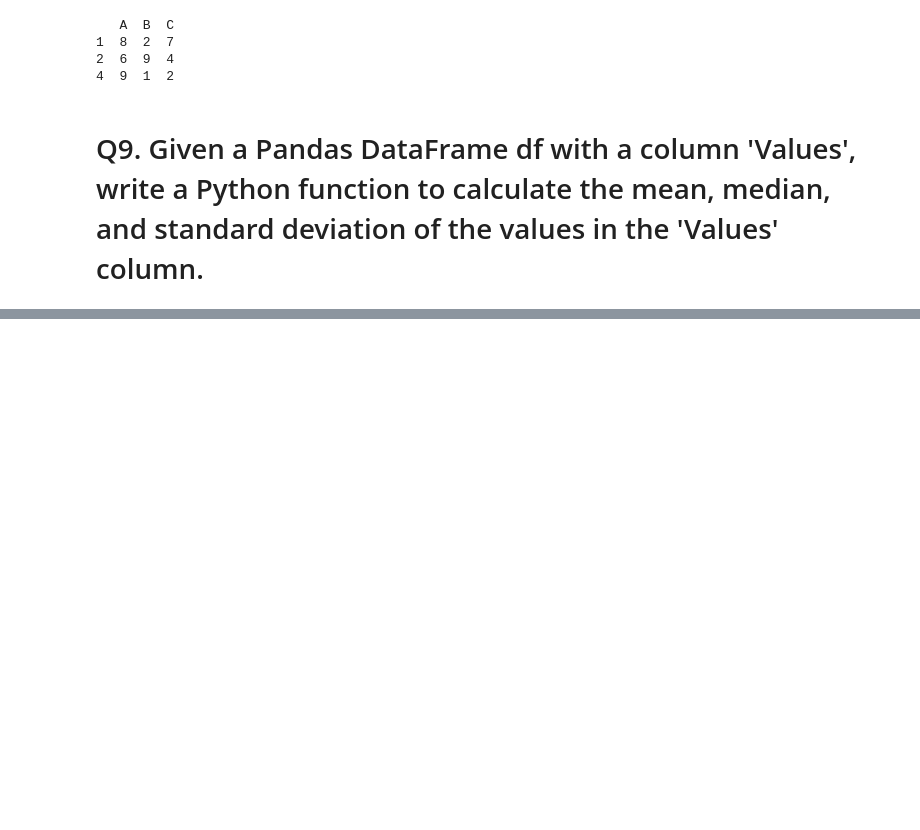
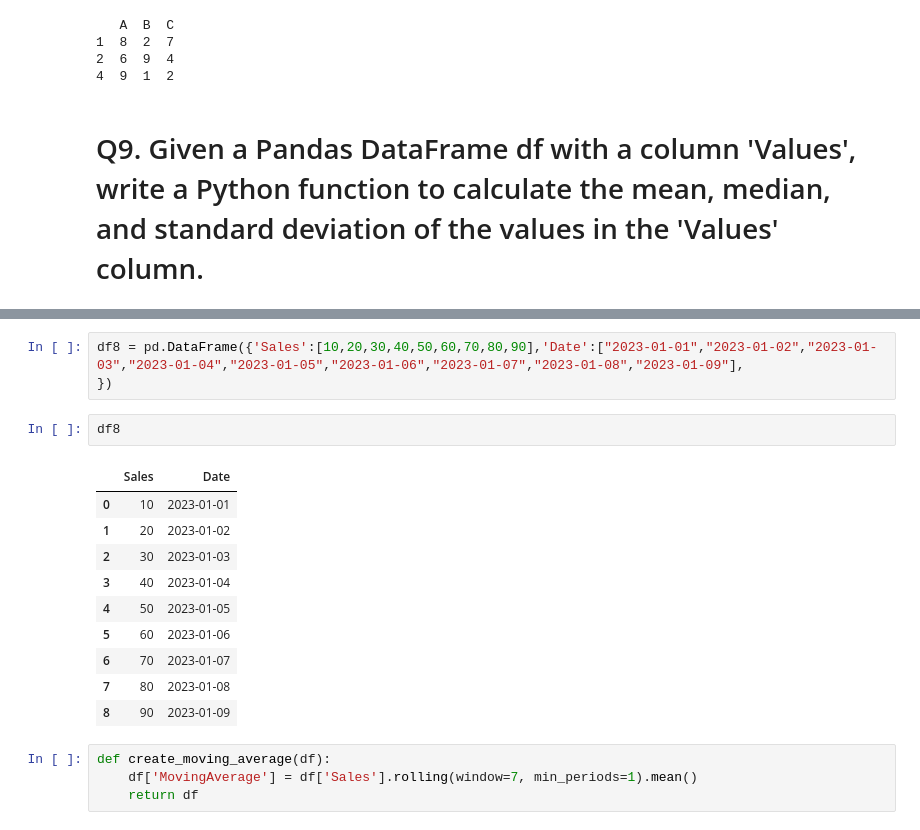
Before and after one commit to prashdev01/assignment, a Jupyter notebook: pandas/pandas_assignment.ipynb, the cells around one changed output, grey strips where cells are left out. Cells and saved outputs as stored; diff of their text form; blank space fills up the shorter version.

```diff
--- a/pandas/pandas_assignment.ipynb
+++ b/pandas/pandas_assignment.ipynb
@@ -225,0 +228,20 @@ df = pd.read_csv("https://raw.githubusercontent.com/datasciencedojo/datasets/mas
+# %%
+df8 = pd.DataFrame({'Sales':[10,20,30,40,50,60,70,80,90],'Date':["2023-01-01","2023-01-02","2023-01-03","2023-01-04","2023-01-05","2023-01-06","2023-01-07","2023-01-08","2023-01-09"],
+})
+# %%
+df8
+# %% [output]
+|  | Sales | Date |
+| 0 | 10 | 2023-01-01 |
+| 1 | 20 | 2023-01-02 |
+| 2 | 30 | 2023-01-03 |
+| 3 | 40 | 2023-01-04 |
+| 4 | 50 | 2023-01-05 |
+| 5 | 60 | 2023-01-06 |
+| 6 | 70 | 2023-01-07 |
+| 7 | 80 | 2023-01-08 |
+| 8 | 90 | 2023-01-09 |
+# %%
+def create_moving_average(df):
+    df['MovingAverage'] = df['Sales'].rolling(window=7, min_periods=1).mean()
+    return df
```
Also changed, not shown: parts of 19 cells of this notebook.
